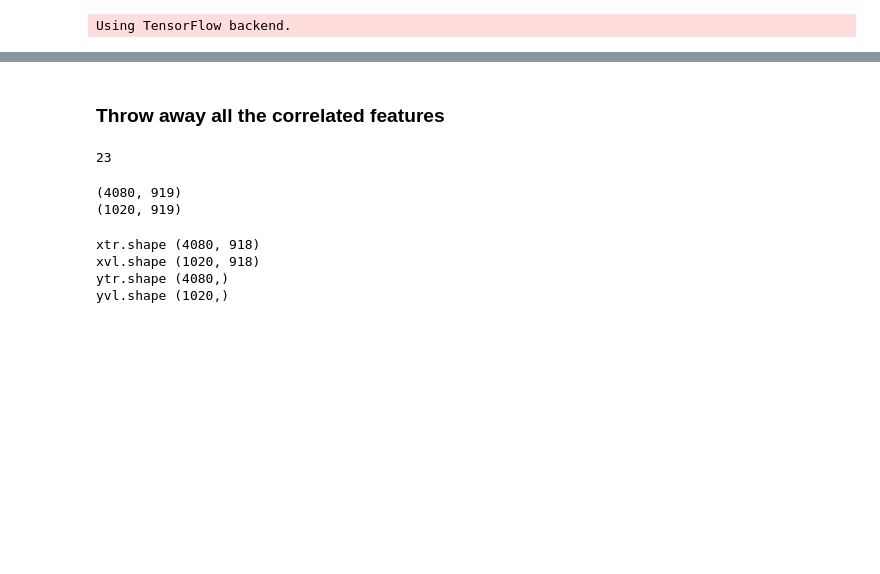
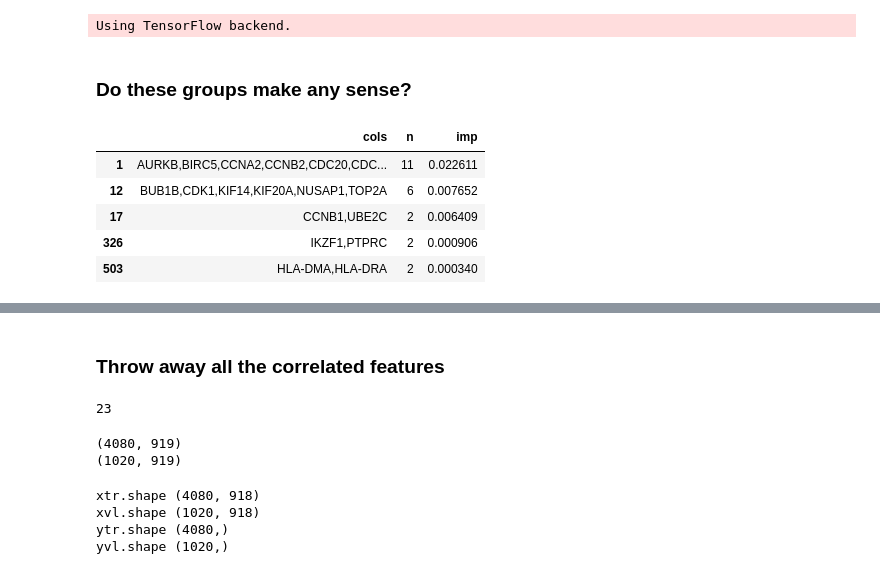
Before and after one commit to adpartin/feature-importance, a Jupyter notebook: apps/postproc_acc_vs_ncols.ipynb, the cells around one changed output, grey strips where cells are left out. Cells and saved outputs as stored; diff of their text form; code cells hidden in the pictures; blank space fills up the shorter version.

```diff
--- a/apps/postproc_acc_vs_ncols.ipynb
+++ b/apps/postproc_acc_vs_ncols.ipynb
@@ -75,3 +77,14 @@ rf_fi  = pd.read_csv(os.path.join(file_path, path, 'tc_rf_fi.csv'))
 # %%
 data_train = pd.read_csv(os.path.join(file_path, 'data', 'tc_data_train'), sep='\t')
 data_val   = pd.read_csv(os.path.join(file_path, 'data', 'tc_data_val'), sep='\t')
+# %% [markdown]
+### Do these groups make any sense?
+# %%
+rfv_fi[rfv_fi['n']>1]
+# %% [output]
+|  | cols | n | imp |
+| 1 | AURKB,BIRC5,CCNA2,CCNB2,CDC20,CDC... | 11 | 0.022611 |
+| 12 | BUB1B,CDK1,KIF14,KIF20A,NUSAP1,TOP2A | 6 | 0.007652 |
+| 17 | CCNB1,UBE2C | 2 | 0.006409 |
+| 326 | IKZF1,PTPRC | 2 | 0.000906 |
+| 503 | HLA-DMA,HLA-DRA | 2 | 0.000340 |
```
Also changed, not shown: parts of 8 cells of this notebook, 11 other files.
